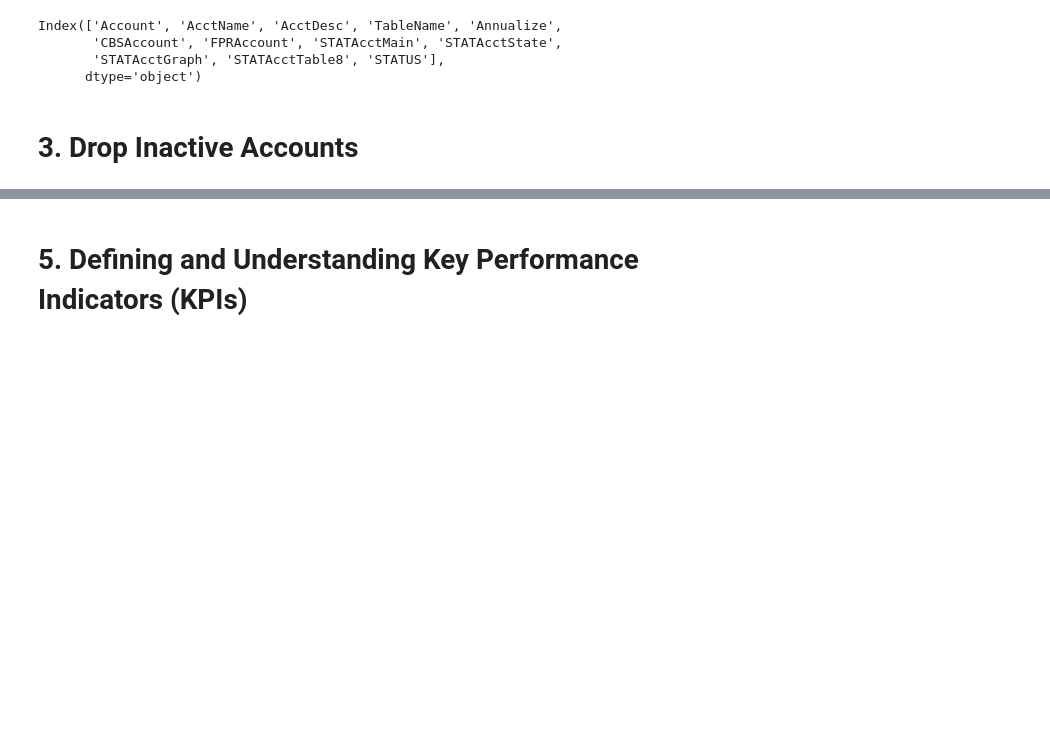
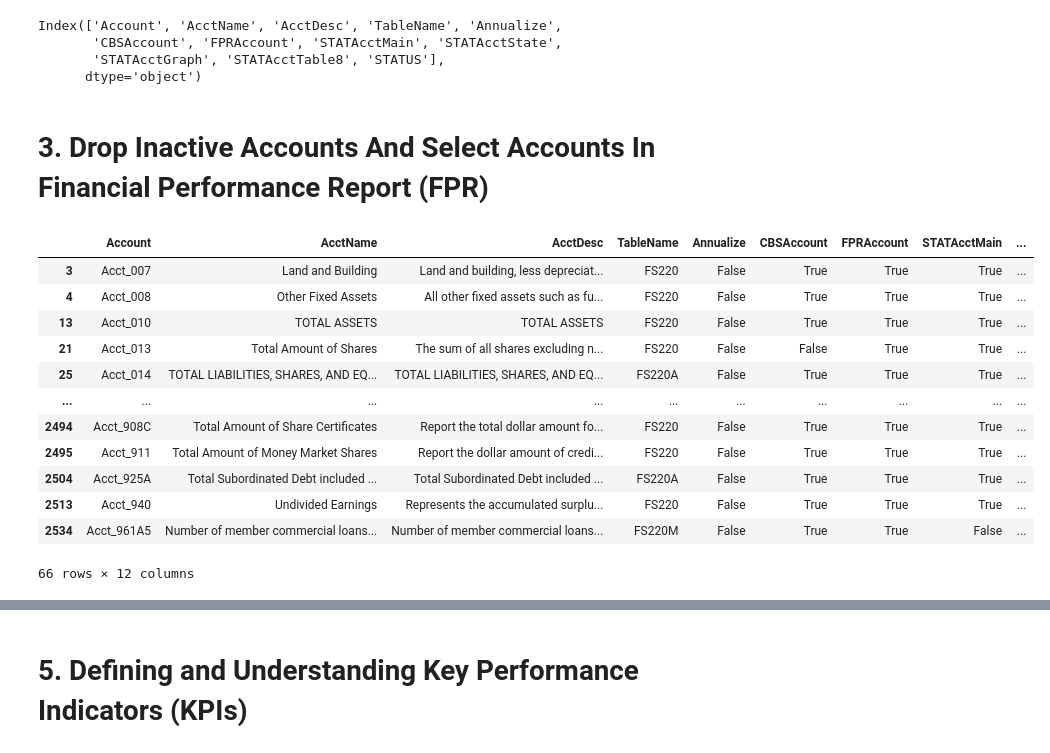
Before and after one commit to manelmahroug/credit-union-performance-analysis, a Jupyter notebook: notebooks/01_data_exploration.ipynb, the cells around one changed output, grey strips where cells are left out. Drawn from its saved outputs; the diff is of its cells as text; code cells hidden in the pictures; blank space fills up the shorter version.

```diff
--- a/notebooks/01_data_exploration.ipynb
+++ b/notebooks/01_data_exploration.ipynb
@@ -56,7 +181,26 @@ Index(['Account', 'AcctName', 'AcctDesc', 'TableName', 'Annualize',
        'STATAcctGraph', 'STATAcctTable8', 'STATUS'],
       dtype='object')
 # %% [markdown]
-# 3. Drop Inactive Accounts
+# 3. Drop Inactive Accounts And Select Accounts In Financial Performance Report (FPR)
 # %%
-account_desc_active= acct_description[acct_description['STATUS']=='Active']
+account_desc_active = acct_description[
+    (acct_description['STATUS'] == 'Active') &
+    (acct_description['FPRAccount'])
+]
+# %%
+account_desc_active
+# %% [output]
+|  | Account | AcctName | AcctDesc | TableName | Annualize | CBSAccount | FPRAccount | STATAcctMain | ... |
+| 3 | Acct_007 | Land and Building | Land and building, less depreciat... | FS220 | False | True | True | True | ... |
+| 4 | Acct_008 | Other Fixed Assets | All other fixed assets such as fu... | FS220 | False | True | True | True | ... |
+| 13 | Acct_010 | TOTAL ASSETS | TOTAL ASSETS | FS220 | False | True | True | True | ... |
+| 21 | Acct_013 | Total Amount of Shares | The sum of all shares excluding n... | FS220 | False | False | True | True | ... |
+| 25 | Acct_014 | TOTAL LIABILITIES, SHARES, AND EQ... | TOTAL LIABILITIES, SHARES, AND EQ... | FS220A | False | True | True | True | ... |
+| ... | ... | ... | ... | ... | ... | ... | ... | ... | ... |
+| 2494 | Acct_908C | Total Amount of Share Certificates | Report the total dollar amount fo... | FS220 | False | True | True | True | ... |
+| 2495 | Acct_911 | Total Amount of Money Market Shares | Report the dollar amount of credi... | FS220 | False | True | True | True | ... |
+| 2504 | Acct_925A | Total Subordinated Debt included ... | Total Subordinated Debt included ... | FS220A | False | True | True | True | ... |
+| 2513 | Acct_940 | Undivided Earnings | Represents the accumulated surplu... | FS220 | False | True | True | True | ... |
+| 2534 | Acct_961A5 | Number of member commercial loans... | Number of member commercial loans... | FS220M | False | True | True | False | ... |
+66 rows × 12 columns
 # %% [markdown]
```
Also changed, not shown: parts of 3 cells of this notebook.
